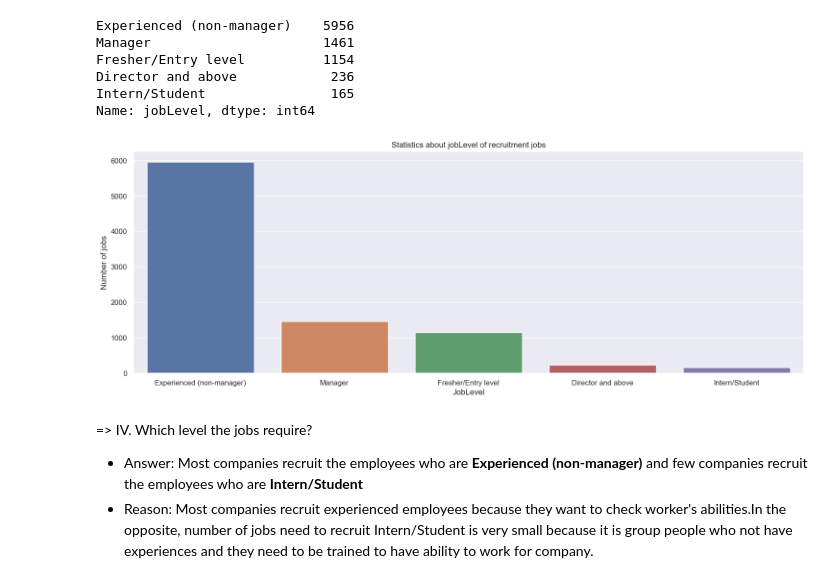
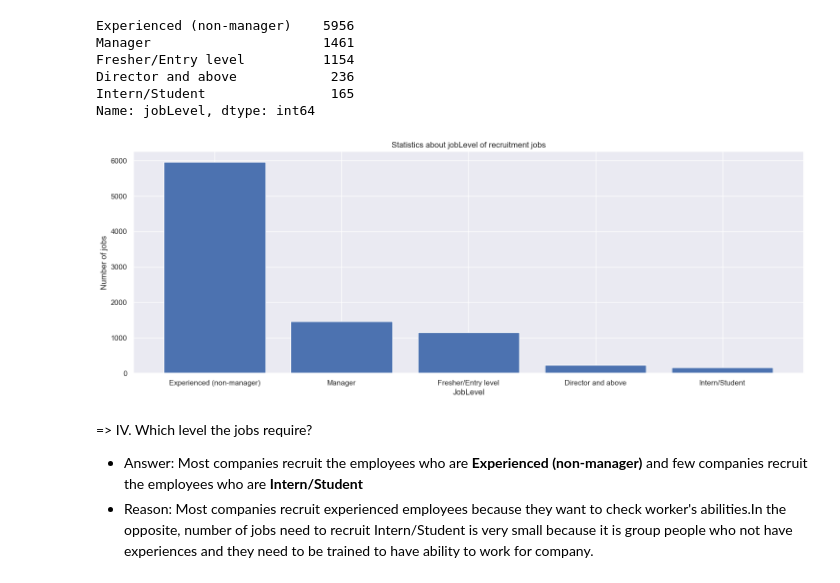
Before and after one commit to HThinhN/Project.VietNamJobs, a Jupyter notebook: P4_Data_Visualizing.ipynb, the cells around one changed output. Saved outputs shown, nothing was run; the diff lists cells and outputs as text; code cells hidden in the pictures.

```diff
--- a/P4_Data_Visualizing.ipynb
+++ b/P4_Data_Visualizing.ipynb
@@ -178,12 +178,12 @@ Name: jobLevel, dtype: int64
 # %%
 sns.set_theme()
 fig,ax = plt.subplots(figsize = (18,6))
-sns.countplot(data = df, x = 'jobLevel', order = job_level.index);
+plt.bar(job_level.index,job_level.values)
 plt.title('Statistics about jobLevel of recruitment jobs')
 plt.ylabel('Number of jobs')
 plt.xlabel('JobLevel');
 # %% [output]
-[figure, old version]
+[figure, new version]
 # %% [markdown]
 => IV. Which level the jobs require?
 + Answer: Most companies recruit the employees who are **Experienced (non-manager)** and few companies recruit the employees who are **Intern/Student**
```
Also changed, not shown: parts of 22 cells of this notebook, 2 other files.
